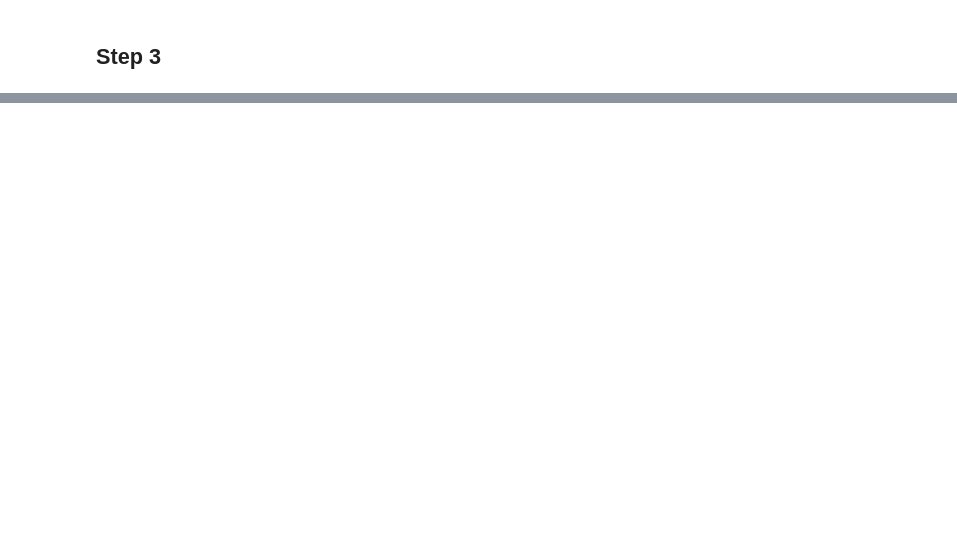
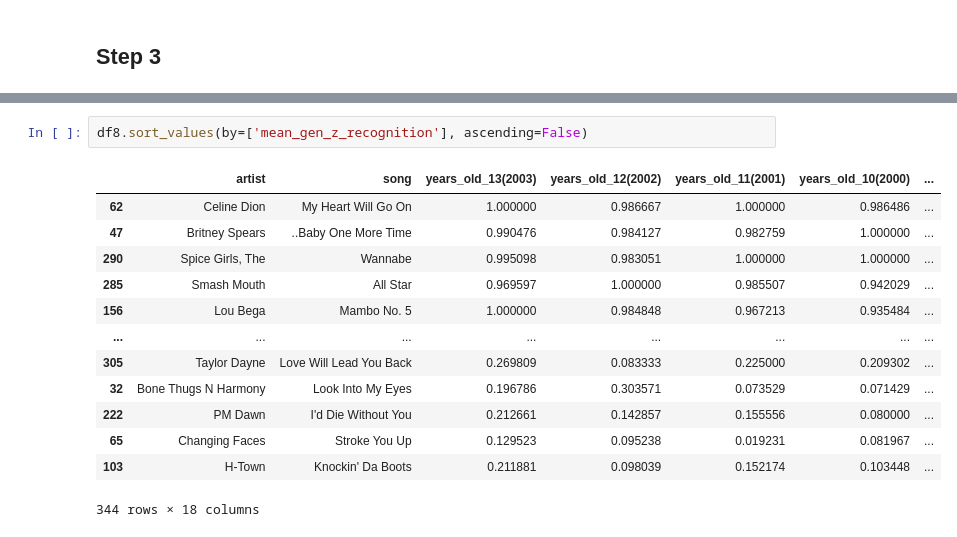
Before and after one commit to data301-2021-winter1/project-group41-project, a Jupyter notebook: notebooks/analysis3.ipynb, the cells around one changed output, grey strips where cells are left out. Cells and saved outputs as stored; diff of their text form; blank space fills up the shorter version.

```diff
--- a/notebooks/analysis3.ipynb
+++ b/notebooks/analysis3.ipynb
@@ -360,0 +401,16 @@ p3.load_and_process(df)
+# %%
+df8.sort_values(by=['mean_gen_z_recognition'], ascending=False)
+# %% [output]
+|  | artist | song | years_old_13(2003) | years_old_12(2002) | years_old_11(2001) | years_old_10(2000) | ... |
+| 62 | Celine Dion | My Heart Will Go On | 1.000000 | 0.986667 | 1.000000 | 0.986486 | ... |
+| 47 | Britney Spears | ..Baby One More Time | 0.990476 | 0.984127 | 0.982759 | 1.000000 | ... |
+| 290 | Spice Girls, The | Wannabe | 0.995098 | 0.983051 | 1.000000 | 1.000000 | ... |
+| 285 | Smash Mouth | All Star | 0.969597 | 1.000000 | 0.985507 | 0.942029 | ... |
+| 156 | Lou Bega | Mambo No. 5 | 1.000000 | 0.984848 | 0.967213 | 0.935484 | ... |
+| ... | ... | ... | ... | ... | ... | ... | ... |
+| 305 | Taylor Dayne | Love Will Lead You Back | 0.269809 | 0.083333 | 0.225000 | 0.209302 | ... |
+| 32 | Bone Thugs N Harmony | Look Into My Eyes | 0.196786 | 0.303571 | 0.073529 | 0.071429 | ... |
+| 222 | PM Dawn | I'd Die Without You | 0.212661 | 0.142857 | 0.155556 | 0.080000 | ... |
+| 65 | Changing Faces | Stroke You Up | 0.129523 | 0.095238 | 0.019231 | 0.081967 | ... |
+| 103 | H-Town | Knockin' Da Boots | 0.211881 | 0.098039 | 0.152174 | 0.103448 | ... |
+344 rows × 18 columns
```
Also changed, not shown: parts of 22 cells of this notebook, 3 other files.
